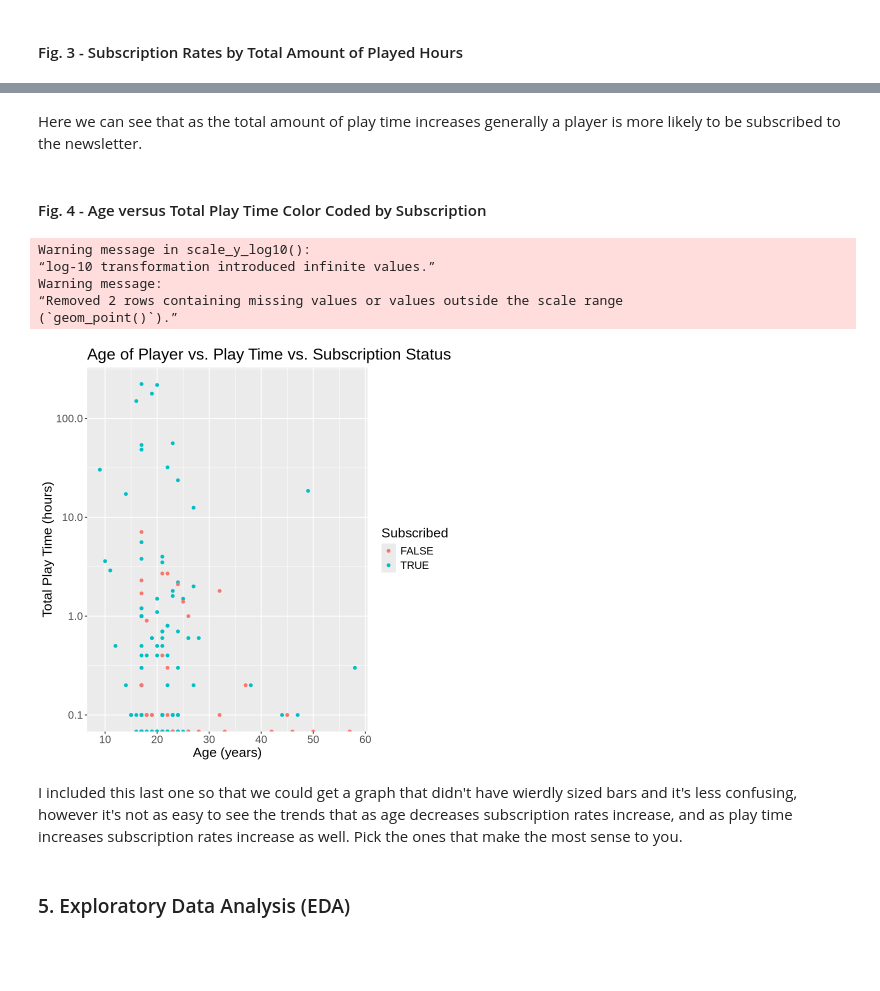
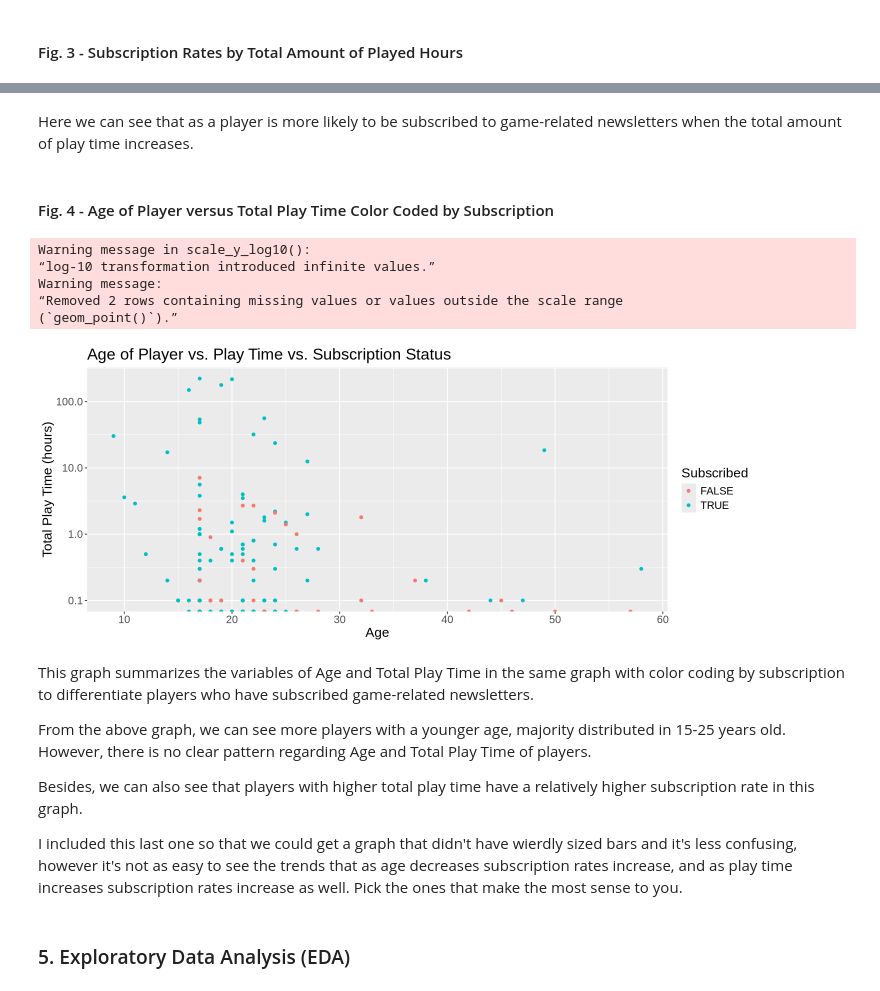
Before and after one commit to camillesnyder/Final-Project, a Jupyter notebook: Final-Project.ipynb, the cells around one changed output, grey strips where cells are left out. Cells and saved outputs as stored; diff of their text form; code cells hidden in the pictures; blank space fills up the shorter version.

```diff
--- a/Final-Project.ipynb
+++ b/Final-Project.ipynb
@@ -224,25 +224,30 @@ Warning message:
 # %% [markdown]
-Here we can see that as the total amount of play time increases generally a player is more likely to be subscribed to the newsletter.
+Here we can see that as a player is more likely to be subscribed to game-related newsletters when the total amount of play time increases.
 # %% [markdown]
-#### Fig. 4 - Age versus Total Play Time Color Coded by Subscription
+#### Fig. 4 - Age of Player versus Total Play Time Color Coded by Subscription
 # %%
 players_data|>
     ggplot( aes(x = Age, y = played_hours, color = subscribe))+
     geom_point()+
-    labs(x = "Age (years)",
+    labs(x = "Age",
          y = "Total Play Time (hours)",
          color = "Subscribed",
          title = "Age of Player vs. Play Time vs. Subscription Status")+
     scale_y_log10()+
     theme(text = element_text(size = 16))
 # %% [output]
 Warning message in scale_y_log10():
 “log-10 transformation introduced infinite values.”
 Warning message:
 “Removed 2 rows containing missing values or values outside the scale range
 (`geom_point()`).”
-[figure, old version]
+[figure, new version]
 # %% [markdown]
+This graph summarizes the variables of Age and Total Play Time in the same graph with color coding by subscription to differentiate players who have subscribed game-related newsletters.
+
+From the above graph, we can see more players with a younger age, majority distributed in 15-25 years old. However, there is no clear pattern regarding Age and Total Play Time of players. <p>
+Besides, we can also see that players with higher total play time have a relatively higher subscription rate in this graph.
+
 I included this last one so that we could get a graph that didn't have wierdly sized bars and it's less confusing, however it's not as easy to see the trends that as age decreases subscription rates increase, and as play time increases subscription rates increase as well. Pick the ones that make the most sense to you.
 # %% [markdown]
 ### 5. Exploratory Data Analysis (EDA)
```
Also changed, not shown: parts of 5 cells of this notebook.
